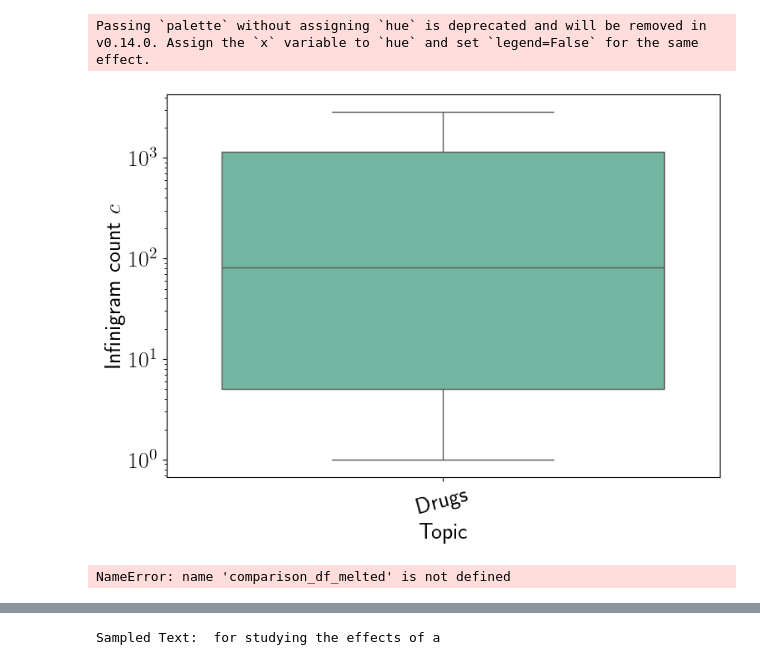
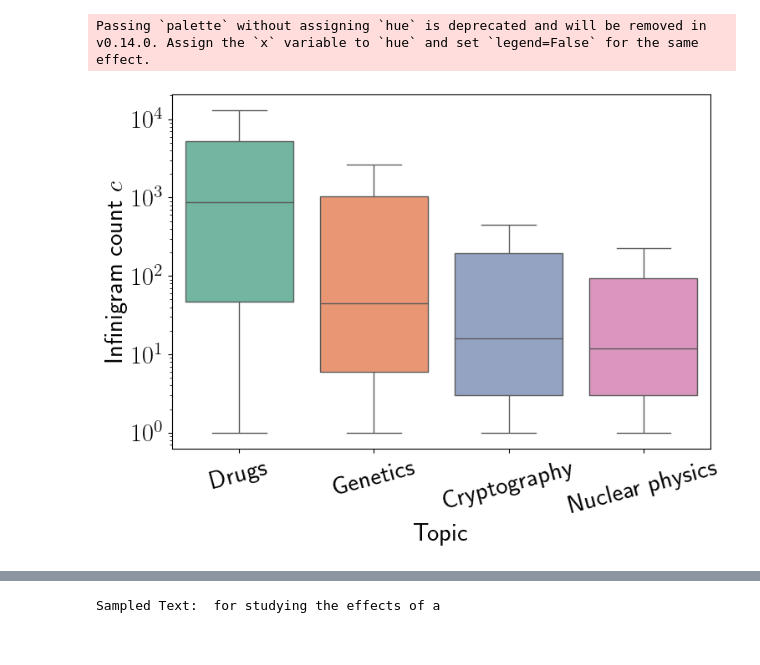
Before and after one commit to Reliable-Information-Lab-HEVS/ACL-2025-Low-perplexity-LLM-generated-sequences, a Jupyter notebook: analysis/analysis.ipynb, the cells around one changed output, grey strips where cells are left out. Cells and saved outputs as stored; diff of their text form; code cells hidden in the pictures.

```diff
--- a/analysis/analysis.ipynb
+++ b/analysis/analysis.ipynb
@@ -44,17 +44,22 @@ def overlap_count(str1, str2):
 all_data = []
 
 # Define experiment directory and mapping
-experiments_base_path = '../experiments_old_prompts/'  # Replace with actual path
+experiments_base_path = '../experiments/'  # Replace with actual path
 names_dataset = {
-    'genetics': 'Genetics',
-    'crypto': 'Cryptography',
-    'crypto-T06': 'Cryptography',
-    'crypto-T05': 'Cryptography',
-    'crypto-T04': 'Cryptography',
-    'crypto-T03': 'Cryptography',
-    'crypto-T02': 'Cryptography',
     'medicine': 'Drugs',
     'drugs': 'Drugs',
+    'genetics': 'Genetics',
+    'genetics-T06': 'Genetics',
+    'genetics-T05': 'Genetics',
+    'genetics-T04': 'Genetics',
+    'genetics-T03': 'Genetics',
+    'genetics-T02': 'Genetics',
+    'crypto': 'Cryptography',
+    # 'crypto-T06': 'Cryptography',
+    # 'crypto-T05': 'Cryptography',
+    # 'crypto-T04': 'Cryptography',
+    # 'crypto-T03': 'Cryptography',
+    # 'crypto-T02': 'Cryptography',
     'nuclear': 'Nuclear physics'
 }
 
@@ -187,8 +192,7 @@ else:
     df['category'] = df.apply(categorize, axis=1)
 
     # Create filtered datasets for analysis
-    df_deduped = df[(df['dataset'] == 'Cryptography') & (df['temperature'] == 0.7)]
-    df_temperature = df[df['dataset'] == 'Cryptography']
+    df_temperature = df[df['dataset'] == 'Genetics']
 
     # Filter main dataset (non-deduped, temperature 0.7)
     df_main = df[(df['deduped'] == False) & (df['temperature'] == 0.7)]
@@ -277,44 +300,29 @@ Experiment directory structure found:
 # %%
 import seaborn as sns
 
 # Create a figure with boxplots for each dataset and deduped combination
 plt.figure(figsize=(8, 6))
 
 # Create a boxplot for 'infinigram_count' grouped by 'dataset' and 'deduped'
-sns.boxplot(data=df[df['infinigram_count'] > 0], x='dataset', y='infinigram_count', palette='Set2', showfliers=False)
+sns.boxplot(data=df_main[df_main['infinigram_count'] > 0], x='dataset', y='infinigram_count', palette='Set2', showfliers=False)
 
 # Add labels and title
-plt.xlabel('Topic')
-plt.ylabel('Infinigram count $c$')
+plt.xlabel('Topic', fontsize=22)
+plt.ylabel('Infinigram count $c$', fontsize=22)
 
 plt.yscale('log')
 
 # Rotate x-axis labels for better readability
 plt.xticks(rotation=15)
+
+plt.tick_params(axis='both', which='major', labelsize=22)
 
 # Show the plot
 plt.tight_layout()
 
 plt.savefig('boxplot_datasets.png', dpi=300)
 
 plt.show()
 # %% [output]
 Passing `palette` without assigning `hue` is deprecated and will be removed in v0.14.0. Assign the `x` variable to `hue` and set `legend=False` for the same effect.
-[figure, old version]
+[figure, new version]
-# %%
-comparison_df_melted.groupby('Dataset').agg(['mean', 'std'])
-
-
-
-# Generate a LaTeX table from the grouped statistics
-latex_table = comparison_df_melted.groupby('Dataset').agg(['mean', 'std']).reset_index().to_latex(
-    index=False,
-    float_format="%.2f",
-    caption="Mean and Standard Deviation of Number of Windows per Dataset",
-    label="tab:dataset_stats"
-)
-
-# Print the LaTeX table
-print(latex_table)
-# %% [output]
-NameError: name 'comparison_df_melted' is not defined
```
Also changed, not shown: parts of 30 cells of this notebook, 1 other file.
